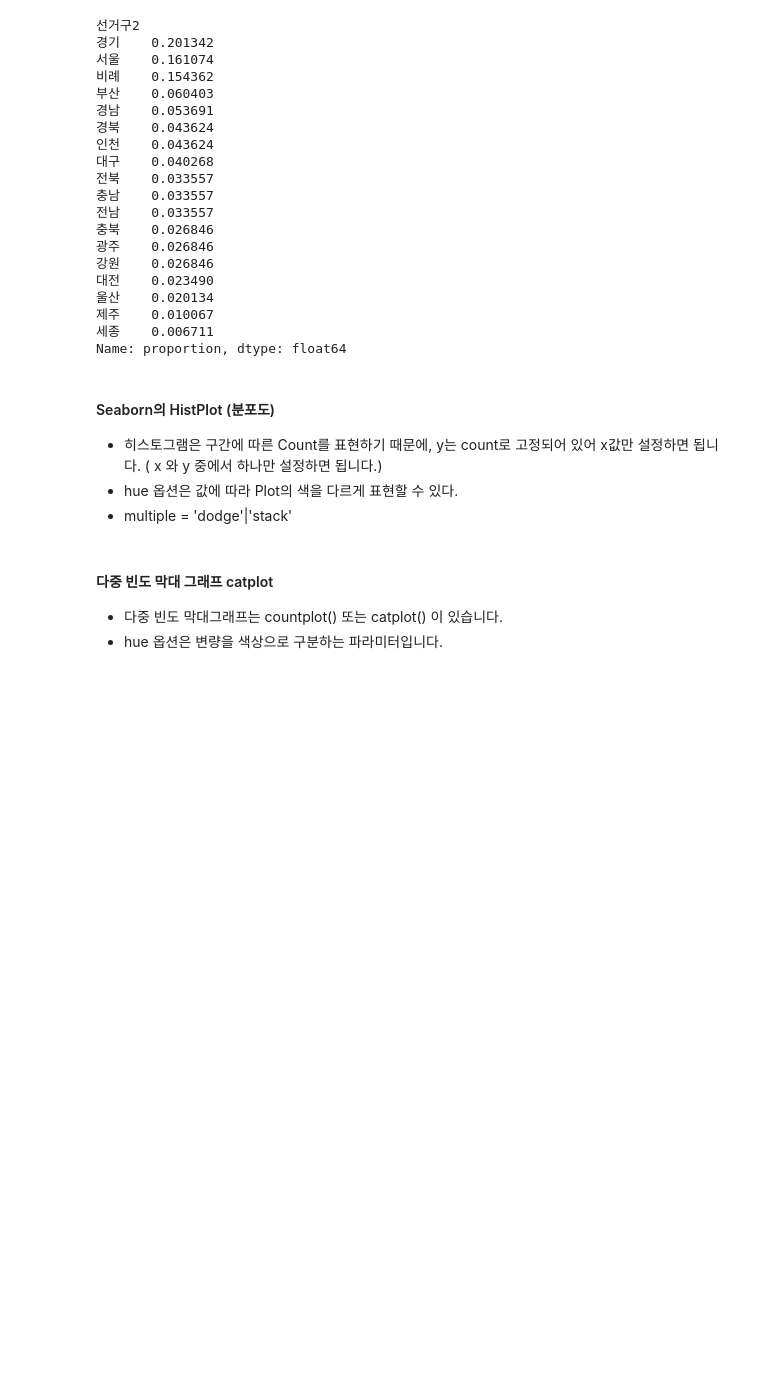
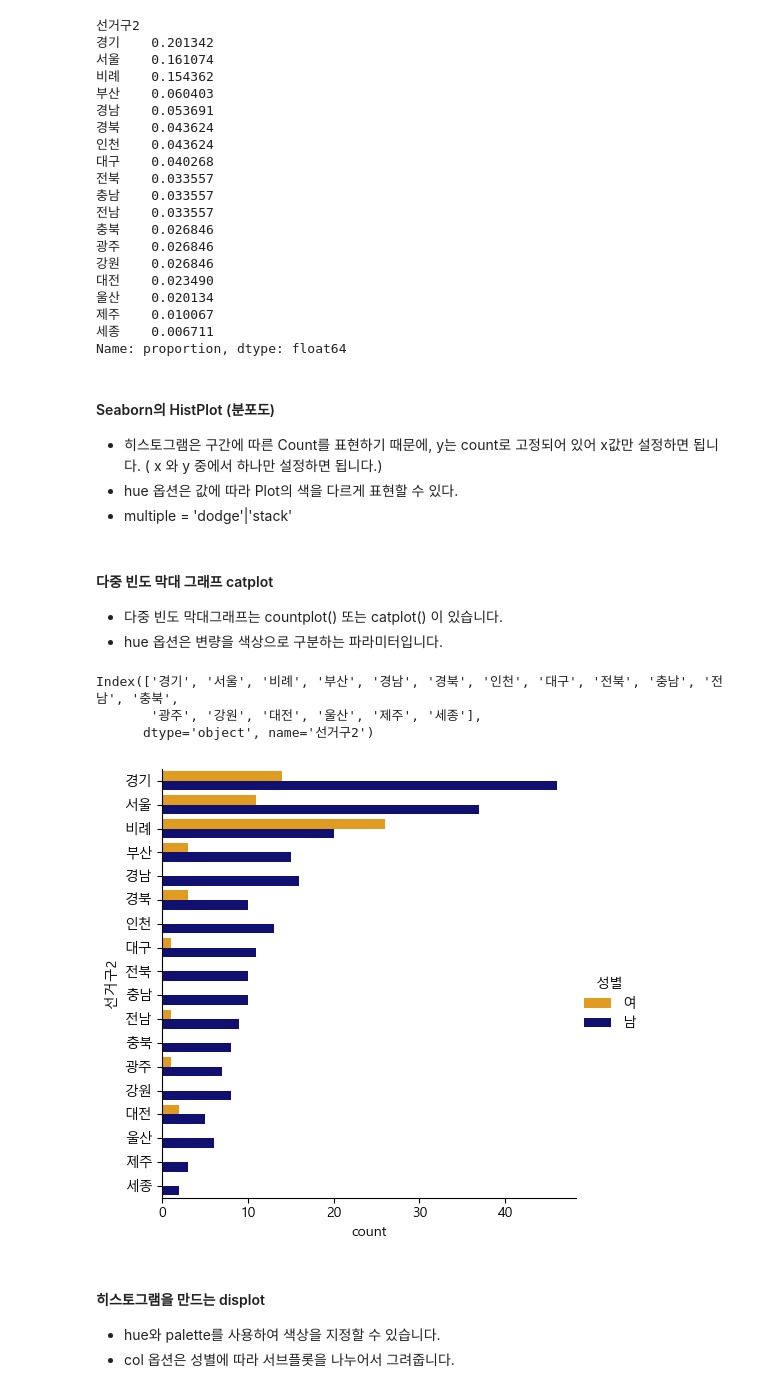
Before and after one commit to vega2kgkube/Python_Webscraping_Analysis, a Jupyter notebook: 05.국회의원현황_New2025.ipynb, the cells around one changed output. Saved outputs shown, nothing was run; the diff lists cells and outputs as text; code cells hidden in the pictures; blank space fills up the shorter version.

```diff
--- a/05.국회의원현황_New2025.ipynb
+++ b/05.국회의원현황_New2025.ipynb
@@ -335,10 +335,22 @@ member_df.loc[member_df['정당'] == '조국혁신당',['이름','성별']].grou
 # %%
 # 선거구 이름들이 빈도순으로 정렬된 리스트입니다.
 s_index = member_df['선거구2'].value_counts().index
+s_index
+# %% [output]
+Index(['경기', '서울', '비례', '부산', '경남', '경북', '인천', '대구', '전북', '충남', '전남', '충북',
+       '광주', '강원', '대전', '울산', '제주', '세종'],
+      dtype='object', name='선거구2')
 # %%
-figure, axes1 = plt.subplots(nrows=1, ncols=1)
-figure.set_size_inches(24,12)
+# figure, axes1 = plt.subplots(nrows=1, ncols=1)
+# figure.set_size_inches(24,12)
 
-sns.catplot(data=member_df, y='선거구2', hue='성별', kind='count',
+_ = sns.catplot(data=member_df, y='선거구2', hue='성별', kind='count',
              palette={'남': 'navy', '여': 'orange'},
              order=s_index)
+plt.show()
+# %% [output]
+[figure, added]
+# %% [markdown]
+#### 히스토그램을 만드는 displot
+* hue와 palette를 사용하여 색상을 지정할 수 있습니다.
+* col 옵션은 성별에 따라 서브플롯을 나누어서 그려줍니다.
```
Also changed, not shown: parts of 1 cell of this notebook.
